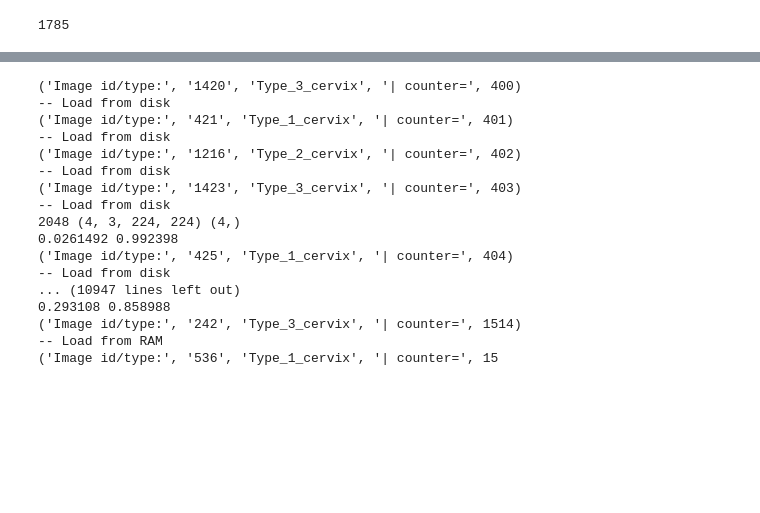
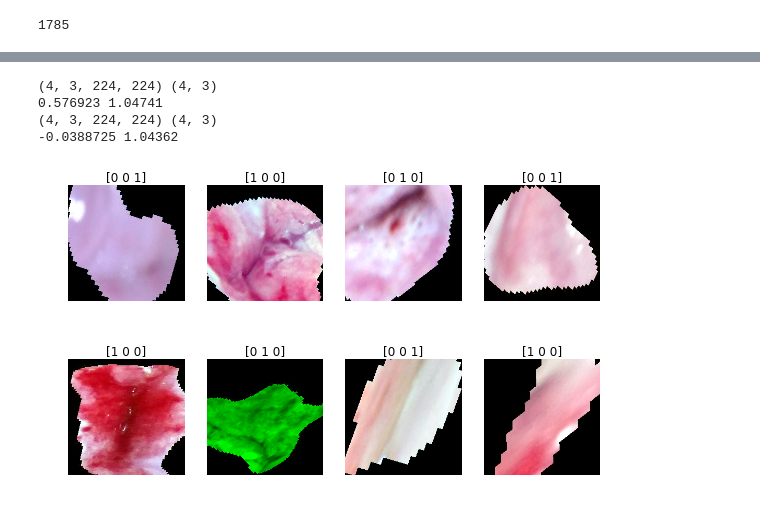
Before and after one commit to vfdev-5/Intel_MobileODT, a Jupyter notebook: notebooks/check_data_iterators.ipynb, the cells around one changed output, grey strips where cells are left out. Saved outputs shown, nothing was run; the diff lists cells and outputs as text; code cells hidden in the pictures; blank space fills up the shorter version.

```diff
--- a/notebooks/check_data_iterators.ipynb
+++ b/notebooks/check_data_iterators.ipynb
@@ -357,4 +494,4 @@ No need to recompute statistics
 # %%
-cache = DataCache(1500)
+cache = DataCache(0)
 # %%
 batch_size = 4
@@ -372,28 +508,24 @@ flow = train_gen.flow(xy_provider(train_id_type_list,
 # %%
-# loop_max_counter = (512 // batch_size) * batch_size
-# for x, y in flow:
-#     print loop_max_counter, x.shape, y.shape
-#     print x.mean(), x.std()
-#     assert x.shape[0] == batch_size
+loop_max_counter = 2
+for x, y in flow:
+    print x.shape, y.shape
+    print x.mean(), x.std()
+    n = 4
+    for counter in range(batch_size):
+        if counter % n == 0:
+            plt.figure(figsize=(12, 4))
+        plt.subplot(1, n, counter % n + 1)
+        plt.imshow(scale_percentile(x[counter, :, :, :].transpose([1, 2, 0])))
+        plt.title("{}".format(y[counter]))
+        plt.axis('off')
 
-#     loop_max_counter -= 1
-#     if loop_max_counter == 0:
-#         break
+    loop_max_counter -= 1
+    if loop_max_counter == 0:
+        break
 # %% [output]
-('Image id/type:', '1420', 'Type_3_cervix', '| counter=', 400)
--- Load from disk
-('Image id/type:', '421', 'Type_1_cervix', '| counter=', 401)
--- Load from disk
-('Image id/type:', '1216', 'Type_2_cervix', '| counter=', 402)
--- Load from disk
-('Image id/type:', '1423', 'Type_3_cervix', '| counter=', 403)
--- Load from disk
-2048 (4, 3, 224, 224) (4,)
-0.0261492 0.992398
-('Image id/type:', '425', 'Type_1_cervix', '| counter=', 404)
--- Load from disk
-... (10947 lines left out)
-0.293108 0.858988
-('Image id/type:', '242', 'Type_3_cervix', '| counter=', 1514)
--- Load from RAM
-('Image id/type:', '536', 'Type_1_cervix', '| counter=', 15
+(4, 3, 224, 224) (4, 3)
+0.576923 1.04741
+(4, 3, 224, 224) (4, 3)
+-0.0388725 1.04362
+[figure, added]
+[figure, added]
```
Also changed, not shown: parts of 31 cells of this notebook, 26 other files.
